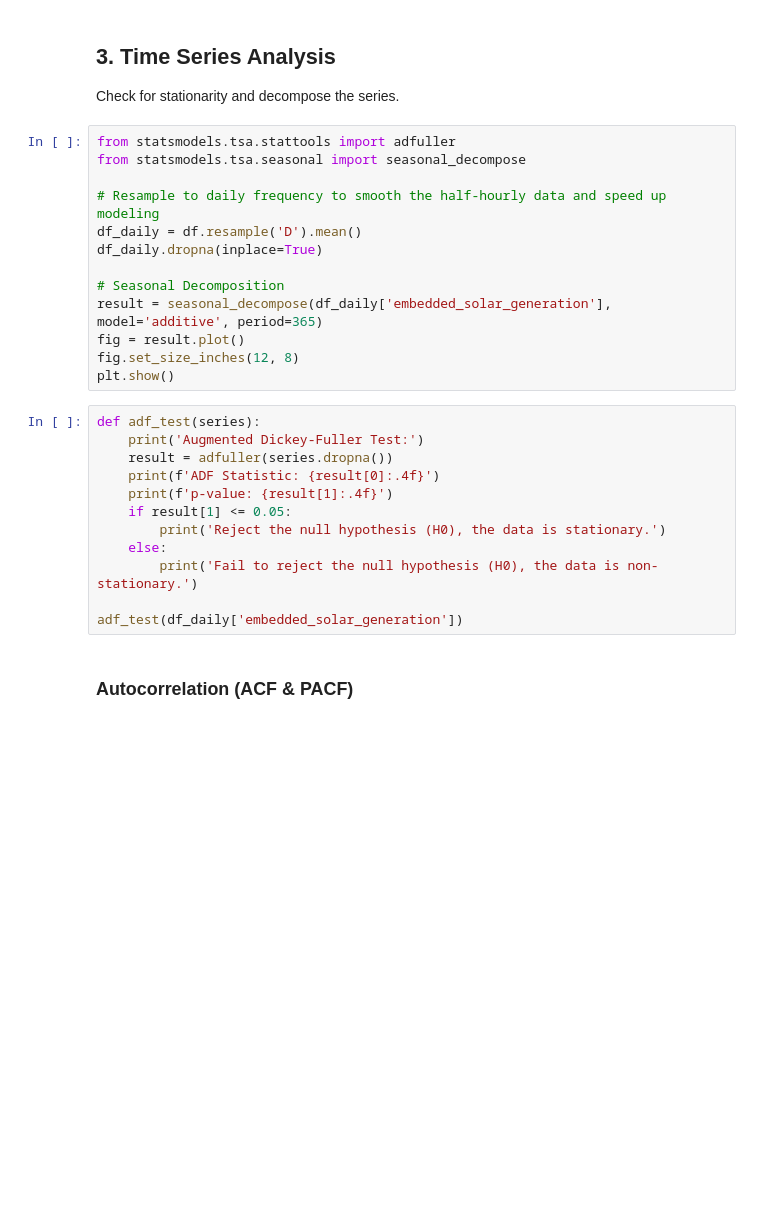
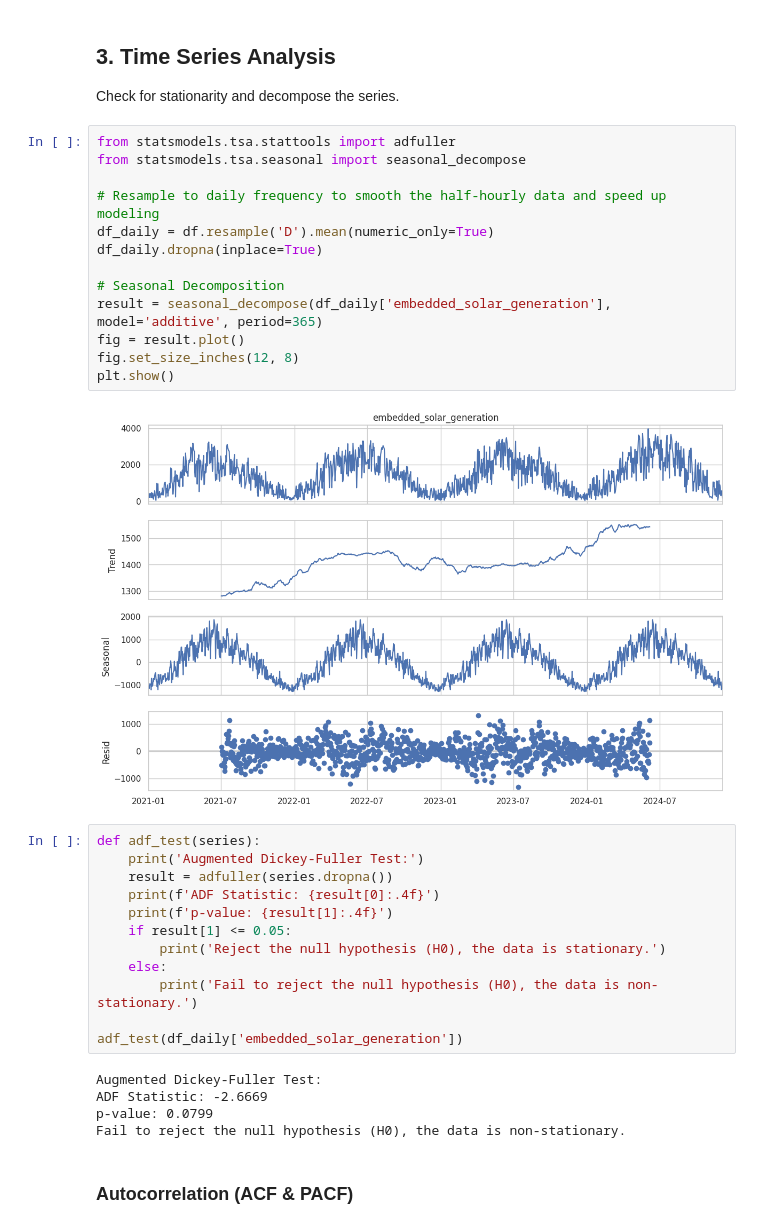
Before and after one commit to balintdecsi/ceu-time-series-forecasting, a Jupyter notebook: assignments/2/final_project.ipynb, the cells around one changed output. Cells and saved outputs as stored; diff of their text form; blank space fills up the shorter version.

```diff
--- a/assignments/2/final_project.ipynb
+++ b/assignments/2/final_project.ipynb
@@ -39,16 +51,18 @@ Check for stationarity and decompose the series.
 # %%
 from statsmodels.tsa.stattools import adfuller
 from statsmodels.tsa.seasonal import seasonal_decompose
 
 # Resample to daily frequency to smooth the half-hourly data and speed up modeling
-df_daily = df.resample('D').mean()
+df_daily = df.resample('D').mean(numeric_only=True)
 df_daily.dropna(inplace=True)
 
 # Seasonal Decomposition
 result = seasonal_decompose(df_daily['embedded_solar_generation'], model='additive', period=365)
 fig = result.plot()
 fig.set_size_inches(12, 8)
 plt.show()
+# %% [output]
+[figure, added]
 # %%
 def adf_test(series):
     print('Augmented Dickey-Fuller Test:')
@@ -61,6 +75,11 @@ def adf_test(series):
         print('Fail to reject the null hypothesis (H0), the data is non-stationary.')
 
 adf_test(df_daily['embedded_solar_generation'])
+# %% [output]
+Augmented Dickey-Fuller Test:
+ADF Statistic: -2.6669
+p-value: 0.0799
+Fail to reject the null hypothesis (H0), the data is non-stationary.
 # %% [markdown]
 ### Autocorrelation (ACF & PACF)
 # %%
```
Also changed, not shown: parts of 9 cells of this notebook.
